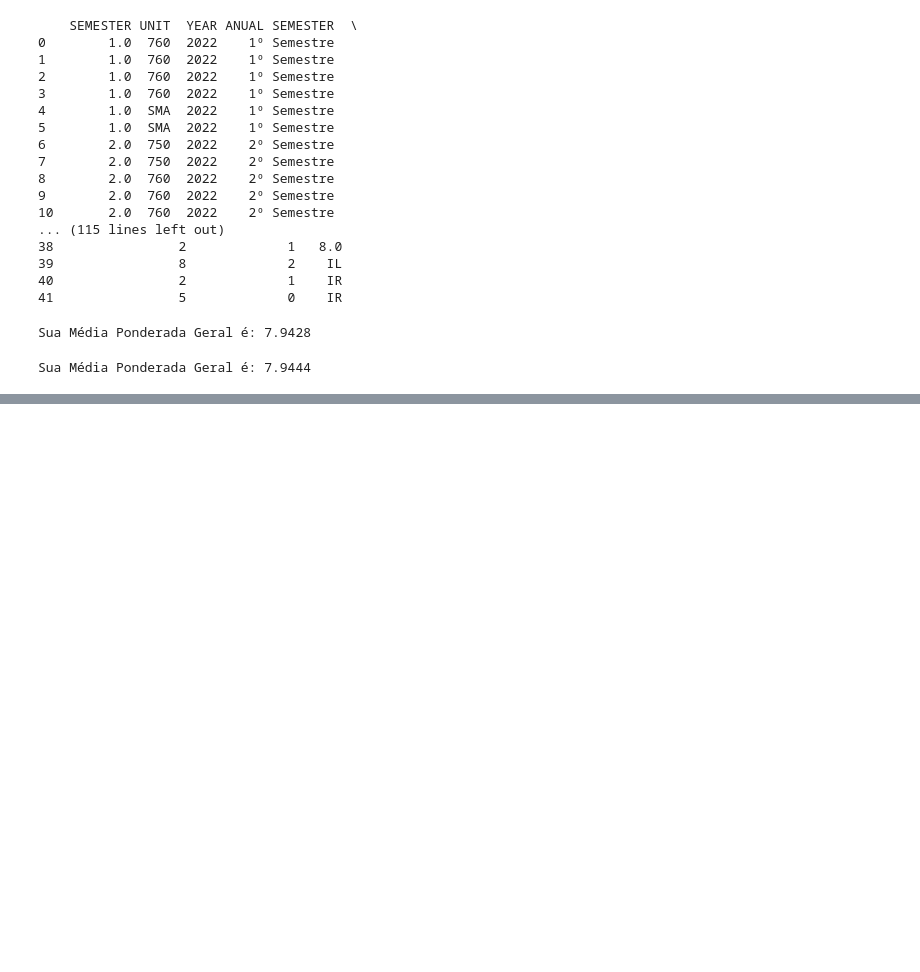
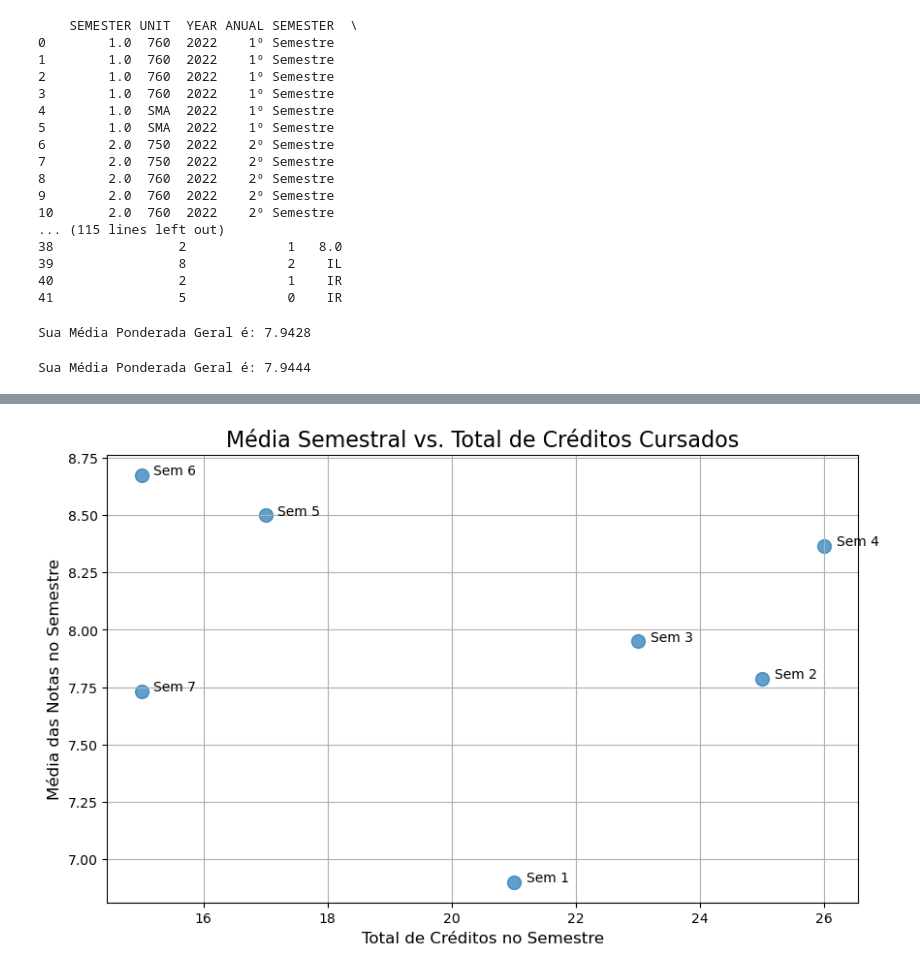
Before and after one commit to delbempedro/mystuff, a Jupyter notebook: analise-notas/analises.ipynb, the cells around one changed output, grey strips where cells are left out. Cells and saved outputs as stored; diff of their text form; code cells hidden in the pictures; blank space fills up the shorter version.

```diff
--- a/analise-notas/analises.ipynb
+++ b/analise-notas/analises.ipynb
@@ -92,0 +206,24 @@ Sua Média Ponderada Geral é: 7.9444
+# %%
+# --- Análise de Carga de Trabalho vs. Desempenho ---
+
+# Agrupa por semestre para somar os créditos e calcular a média das notas
+carga_vs_desempenho = df.groupby('SEMESTER').agg(
+    TOTAL_CREDITS_SEMESTER=('TOTAL CREDITS', 'sum'),
+    AVERAGE_GRADE_SEMESTER=('GRADE', 'mean')
+).dropna()
+
+# Gráfico de dispersão
+plt.figure(figsize=(10, 6))
+plt.scatter(carga_vs_desempenho['TOTAL_CREDITS_SEMESTER'], carga_vs_desempenho['AVERAGE_GRADE_SEMESTER'], s=100, alpha=0.7)
+
+# Adiciona rótulos aos pontos para identificar o semestre
+for i, row in carga_vs_desempenho.iterrows():
+    plt.text(row['TOTAL_CREDITS_SEMESTER'] + 0.2, row['AVERAGE_GRADE_SEMESTER'], f'Sem {int(i)}')
+
+plt.title('Média Semestral vs. Total de Créditos Cursados', fontsize=16)
+plt.xlabel('Total de Créditos no Semestre', fontsize=12)
+plt.ylabel('Média das Notas no Semestre', fontsize=12)
+plt.grid(True)
+plt.show()
+# %% [output]
+[figure, added]
```
Also changed, not shown: parts of 7 cells of this notebook, 3 other files.
